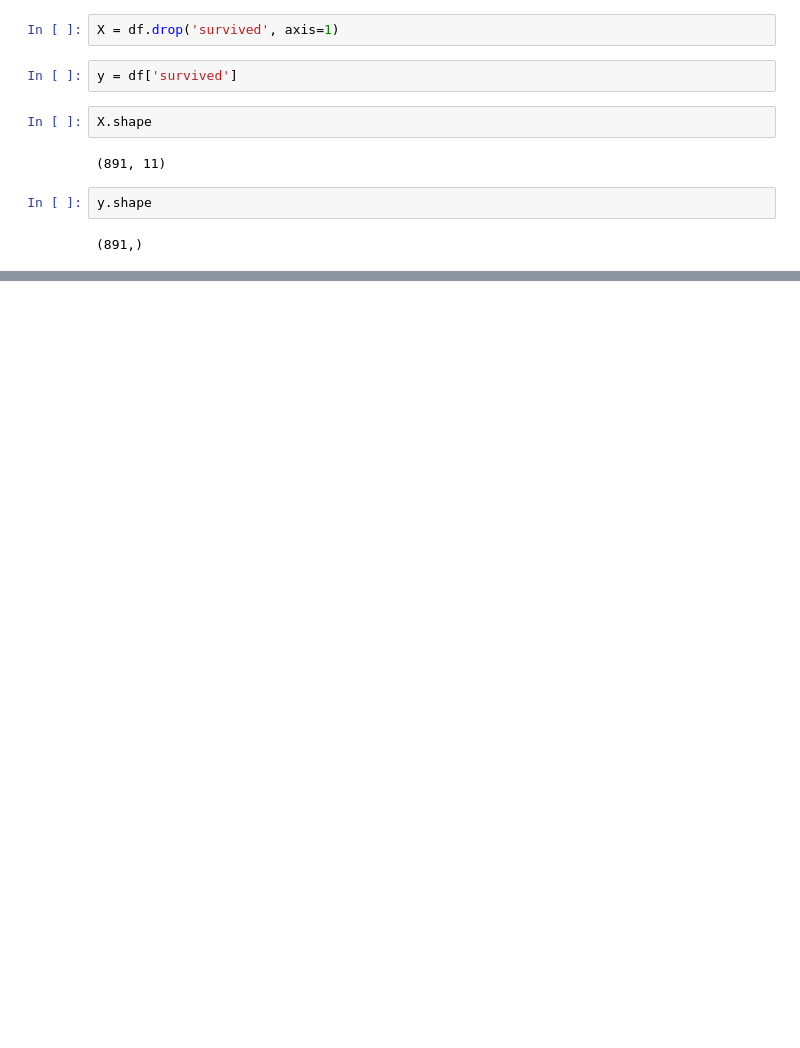
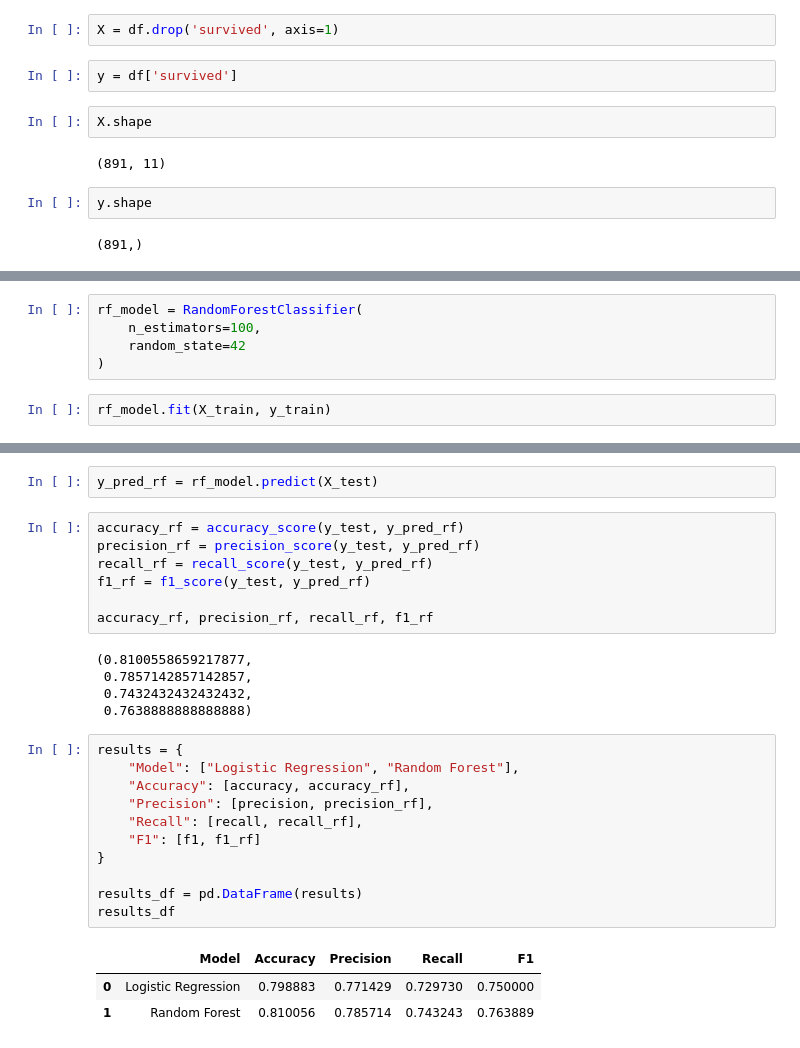
Before and after one commit to aigerimqz/ml-project, a Jupyter notebook: analysis.ipynb, the cells around one changed output, grey strips where cells are left out. Saved outputs shown, nothing was run; the diff lists cells and outputs as text; blank space fills up the shorter version.

```diff
--- a/analysis.ipynb
+++ b/analysis.ipynb
@@ -270,0 +400,7 @@ y.shape
+# %%
+rf_model = RandomForestClassifier(
+    n_estimators=100,
+    random_state=42
+)
+# %%
+rf_model.fit(X_train, y_train)
@@ -270,0 +424,29 @@ y.shape
+# %%
+y_pred_rf = rf_model.predict(X_test)
+# %%
+accuracy_rf = accuracy_score(y_test, y_pred_rf)
+precision_rf = precision_score(y_test, y_pred_rf)
+recall_rf = recall_score(y_test, y_pred_rf)
+f1_rf = f1_score(y_test, y_pred_rf)
+
+accuracy_rf, precision_rf, recall_rf, f1_rf
+# %% [output]
+(0.8100558659217877,
+ 0.7857142857142857,
+ 0.7432432432432432,
+ 0.7638888888888888)
+# %%
+results = {
+    "Model": ["Logistic Regression", "Random Forest"],
+    "Accuracy": [accuracy, accuracy_rf],
+    "Precision": [precision, precision_rf],
+    "Recall": [recall, recall_rf],
+    "F1": [f1, f1_rf]
+}
+
+results_df = pd.DataFrame(results)
+results_df
+# %% [output]
+|  | Model | Accuracy | Precision | Recall | F1 |
+| 0 | Logistic Regression | 0.798883 | 0.771429 | 0.729730 | 0.750000 |
+| 1 | Random Forest | 0.810056 | 0.785714 | 0.743243 | 0.763889 |
```
Also changed, not shown: parts of 29 cells of this notebook, 2 other files.
